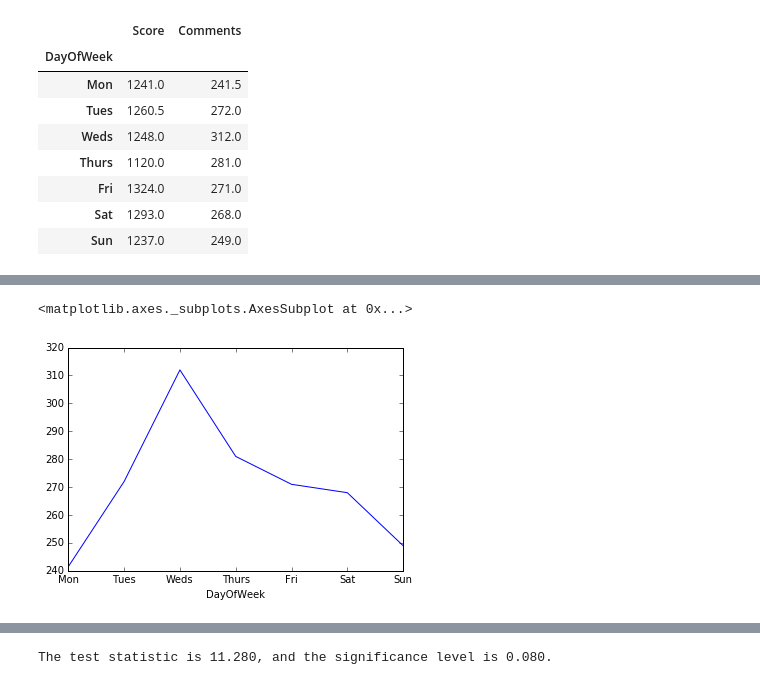
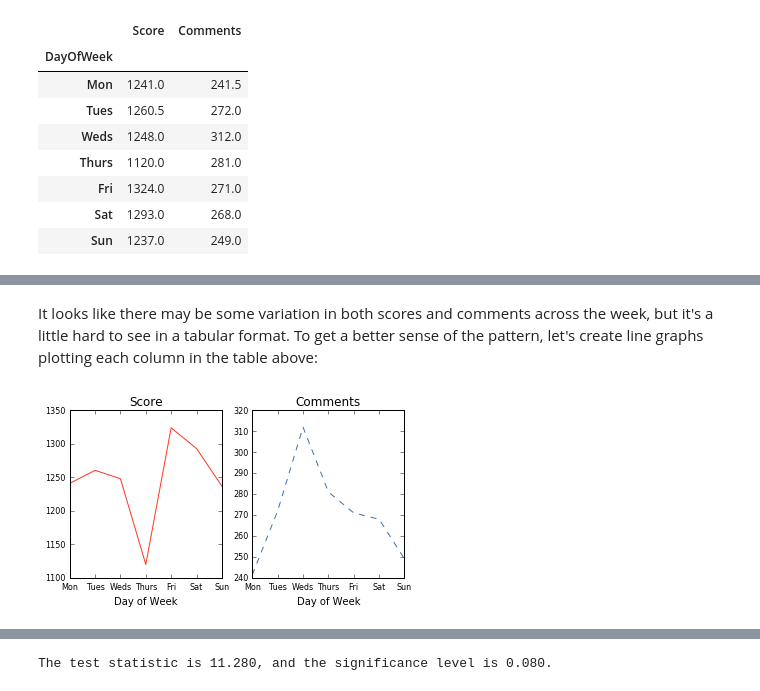
Before and after one commit to t-redactyl/Blog-posts, a Jupyter notebook: 2015-12-09-reddit-api-part-4.ipynb, the cells around one changed output, grey strips where cells are left out. Drawn from its saved outputs; the diff is of its cells as text; code cells hidden in the pictures.

```diff
--- a/2015-12-09-reddit-api-part-4.ipynb
+++ b/2015-12-09-reddit-api-part-4.ipynb
@@ -22,6 +28,5 @@ import numpy as np
 from pandas import Series, DataFrame
 import pandas as pd
 
-rel_df = pd.read_csv("example.csv", header=0, index_col=0, parse_dates=True)
-rel_df[:5]
+rel_df['PosterAge'].groupby([rel_df['PosterSex']]).median()
 # %% [output]
@@ -96,9 +92,8 @@ Now that we've had a brief look at the posters to the subreddit, let's have a lo
 # %%
 score_com_day = rel_df.groupby('DayOfWeek')[
     ['Score', 'Comments']].median()
-score_com_day = score_com_day.reindex(['Mon', 'Tues', 'Weds',
-                                       'Thurs', 'Fri', 'Sat',
-                                       'Sun'])
+score_com_day = score_com_day.reindex(['Mon', 'Tues', 'Weds', 'Thurs',
+                                       'Fri', 'Sat', 'Sun'])
 score_com_day
 # %% [output]
 |  | Score | Comments |
@@ -132,5 +108,29 @@ score_com_day['Comments'].plot(linestyle='--', color='g')
-# %%
-score_com_day['Comments'].plot()
-# %% [output]
-<matplotlib.axes._subplots.AxesSubplot at 0x...>
-[figure, removed]
+# %% [markdown]
+It looks like there may be some variation in both scores and comments across the week, but it's a little hard to see in a tabular format. To get a better sense of the pattern, let's create line graphs plotting each column in the table above:
+# %%
+import matplotlib.pyplot as plt
+import matplotlib.font_manager as fm
+%matplotlib inline
+
+# Create plot template with two graph boxes
+fig = plt.figure(figsize = (720/120, 420/120), dpi = 120)
+
+# Create subplot 1 for median scores
+ax1 = fig.add_subplot(1, 2, 1)
+score_com_day['Score'].plot(linestyle='solid', color='#FF3721')
+ax1.set_title('Score')
+plt.xlabel('Day of Week', fontsize=10)
+plt.tick_params(axis='both', which='major', labelsize=8)
+
+# Create subplot 2 for median comments
+ax2 = fig.add_subplot(1, 2, 2)
+score_com_day['Comments'].plot(linestyle='dashed', color='#4271AE')
+ax2.set_title('Comments')
+plt.xlabel('Day of Week', fontsize=10)
+plt.tick_params(axis='both', which='major', labelsize=8)
+
+# Export graph as figure
+fig.savefig("/Users/jburchell/projects/t-redactyl/content/figure/score_comments_plot.png",
+            dpi = 120, bbox_inches='tight')
+# %% [output]
+[figure, added]
```
Also changed, not shown: parts of 16 cells of this notebook.
